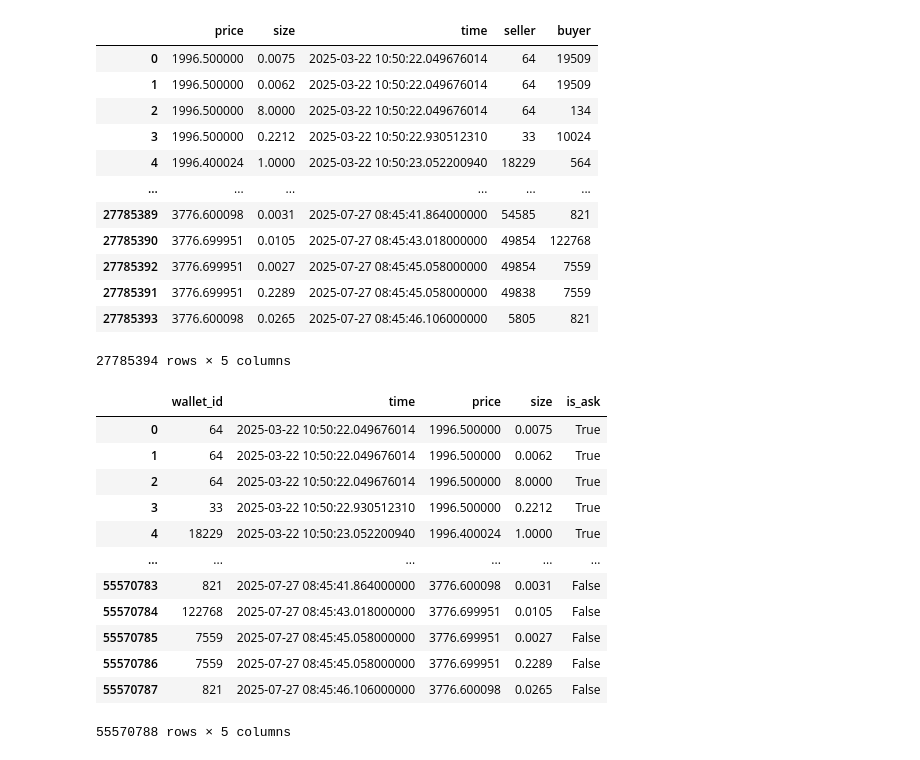
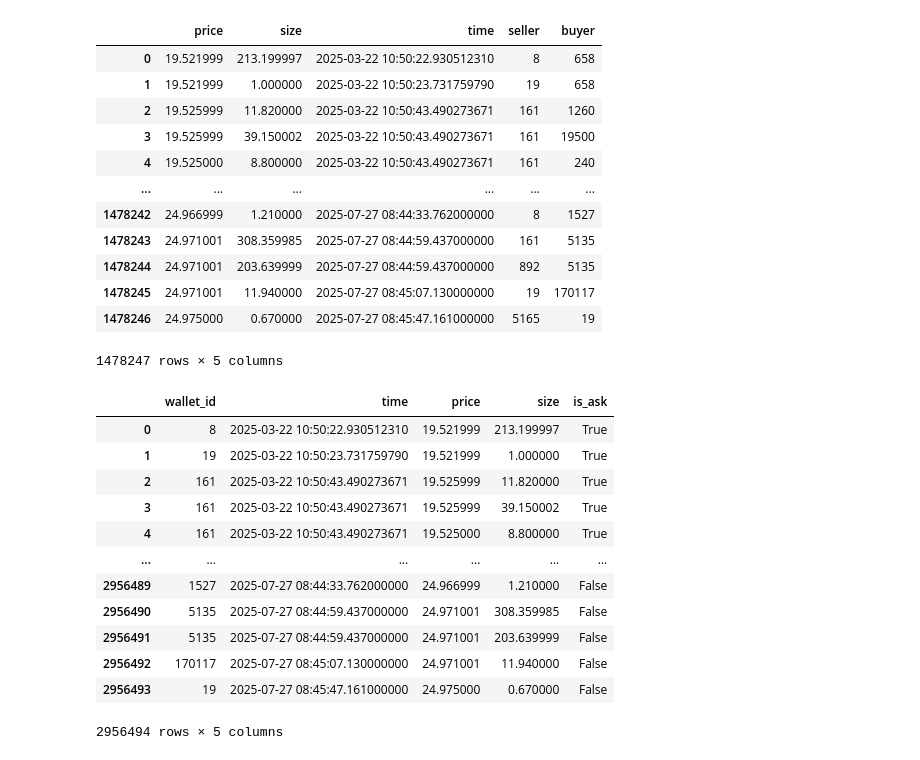
Before and after one commit to ASEVlad/Hyperliquid_Wash_Trading_detection, a Jupyter notebook: analysis.ipynb, the cells around one changed output. Cells and saved outputs as stored; diff of their text form; code cells hidden in the pictures.

```diff
--- a/analysis.ipynb
+++ b/analysis.ipynb
@@ -12,23 +12,23 @@ import datetime as dt
 # %%
 from src.data_handler import CoinDataStore
 
-store = CoinDataStore("ETH")
+store = CoinDataStore("AVAX")
 df_all = store.load_all()
 df_all
 # %% [output]
 |  | price | size | time | seller | buyer |
-| 0 | 1996.500000 | 0.0075 | 2025-03-22 10:50:22.049676014 | 64 | 19509 |
-| 1 | 1996.500000 | 0.0062 | 2025-03-22 10:50:22.049676014 | 64 | 19509 |
-| 2 | 1996.500000 | 8.0000 | 2025-03-22 10:50:22.049676014 | 64 | 134 |
-| 3 | 1996.500000 | 0.2212 | 2025-03-22 10:50:22.930512310 | 33 | 10024 |
-| 4 | 1996.400024 | 1.0000 | 2025-03-22 10:50:23.052200940 | 18229 | 564 |
+| 0 | 19.521999 | 213.199997 | 2025-03-22 10:50:22.930512310 | 8 | 658 |
+| 1 | 19.521999 | 1.000000 | 2025-03-22 10:50:23.731759790 | 19 | 658 |
+| 2 | 19.525999 | 11.820000 | 2025-03-22 10:50:43.490273671 | 161 | 1260 |
+| 3 | 19.525999 | 39.150002 | 2025-03-22 10:50:43.490273671 | 161 | 19500 |
+| 4 | 19.525000 | 8.800000 | 2025-03-22 10:50:43.490273671 | 161 | 240 |
 | ... | ... | ... | ... | ... | ... |
-| 27785389 | 3776.600098 | 0.0031 | 2025-07-27 08:45:41.864000000 | 54585 | 821 |
-| 27785390 | 3776.699951 | 0.0105 | 2025-07-27 08:45:43.018000000 | 49854 | 122768 |
-| 27785392 | 3776.699951 | 0.0027 | 2025-07-27 08:45:45.058000000 | 49854 | 7559 |
-| 27785391 | 3776.699951 | 0.2289 | 2025-07-27 08:45:45.058000000 | 49838 | 7559 |
-| 27785393 | 3776.600098 | 0.0265 | 2025-07-27 08:45:46.106000000 | 5805 | 821 |
+| 1478242 | 24.966999 | 1.210000 | 2025-07-27 08:44:33.762000000 | 8 | 1527 |
+| 1478243 | 24.971001 | 308.359985 | 2025-07-27 08:44:59.437000000 | 161 | 5135 |
+| 1478244 | 24.971001 | 203.639999 | 2025-07-27 08:44:59.437000000 | 892 | 5135 |
+| 1478245 | 24.971001 | 11.940000 | 2025-07-27 08:45:07.130000000 | 19 | 170117 |
+| 1478246 | 24.975000 | 0.670000 | 2025-07-27 08:45:47.161000000 | 5165 | 19 |
-27785394 rows × 5 columns
+1478247 rows × 5 columns
 # %%
 sells = df_all[["seller", "time", "price", "size"]].rename(columns={"seller": "wallet_id"}).copy()
 sells["is_ask"] = True
@@ -40,18 +40,18 @@ df_all = pd.concat([sells, buys], ignore_index=True)
 df_all
 # %% [output]
 |  | wallet_id | time | price | size | is_ask |
-| 0 | 64 | 2025-03-22 10:50:22.049676014 | 1996.500000 | 0.0075 | True |
-| 1 | 64 | 2025-03-22 10:50:22.049676014 | 1996.500000 | 0.0062 | True |
-| 2 | 64 | 2025-03-22 10:50:22.049676014 | 1996.500000 | 8.0000 | True |
-| 3 | 33 | 2025-03-22 10:50:22.930512310 | 1996.500000 | 0.2212 | True |
-| 4 | 18229 | 2025-03-22 10:50:23.052200940 | 1996.400024 | 1.0000 | True |
+| 0 | 8 | 2025-03-22 10:50:22.930512310 | 19.521999 | 213.199997 | True |
+| 1 | 19 | 2025-03-22 10:50:23.731759790 | 19.521999 | 1.000000 | True |
+| 2 | 161 | 2025-03-22 10:50:43.490273671 | 19.525999 | 11.820000 | True |
+| 3 | 161 | 2025-03-22 10:50:43.490273671 | 19.525999 | 39.150002 | True |
+| 4 | 161 | 2025-03-22 10:50:43.490273671 | 19.525000 | 8.800000 | True |
 | ... | ... | ... | ... | ... | ... |
-| 55570783 | 821 | 2025-07-27 08:45:41.864000000 | 3776.600098 | 0.0031 | False |
-| 55570784 | 122768 | 2025-07-27 08:45:43.018000000 | 3776.699951 | 0.0105 | False |
-| 55570785 | 7559 | 2025-07-27 08:45:45.058000000 | 3776.699951 | 0.0027 | False |
-| 55570786 | 7559 | 2025-07-27 08:45:45.058000000 | 3776.699951 | 0.2289 | False |
-| 55570787 | 821 | 2025-07-27 08:45:46.106000000 | 3776.600098 | 0.0265 | False |
+| 2956489 | 1527 | 2025-07-27 08:44:33.762000000 | 24.966999 | 1.210000 | False |
+| 2956490 | 5135 | 2025-07-27 08:44:59.437000000 | 24.971001 | 308.359985 | False |
+| 2956491 | 5135 | 2025-07-27 08:44:59.437000000 | 24.971001 | 203.639999 | False |
+| 2956492 | 170117 | 2025-07-27 08:45:07.130000000 | 24.971001 | 11.940000 | False |
+| 2956493 | 19 | 2025-07-27 08:45:47.161000000 | 24.975000 | 0.670000 | False |
-55570788 rows × 5 columns
+2956494 rows × 5 columns
 # %%
 # prerequisites
 import numpy as np
```
Also changed, not shown: parts of 4 cells of this notebook, 6 other files.
